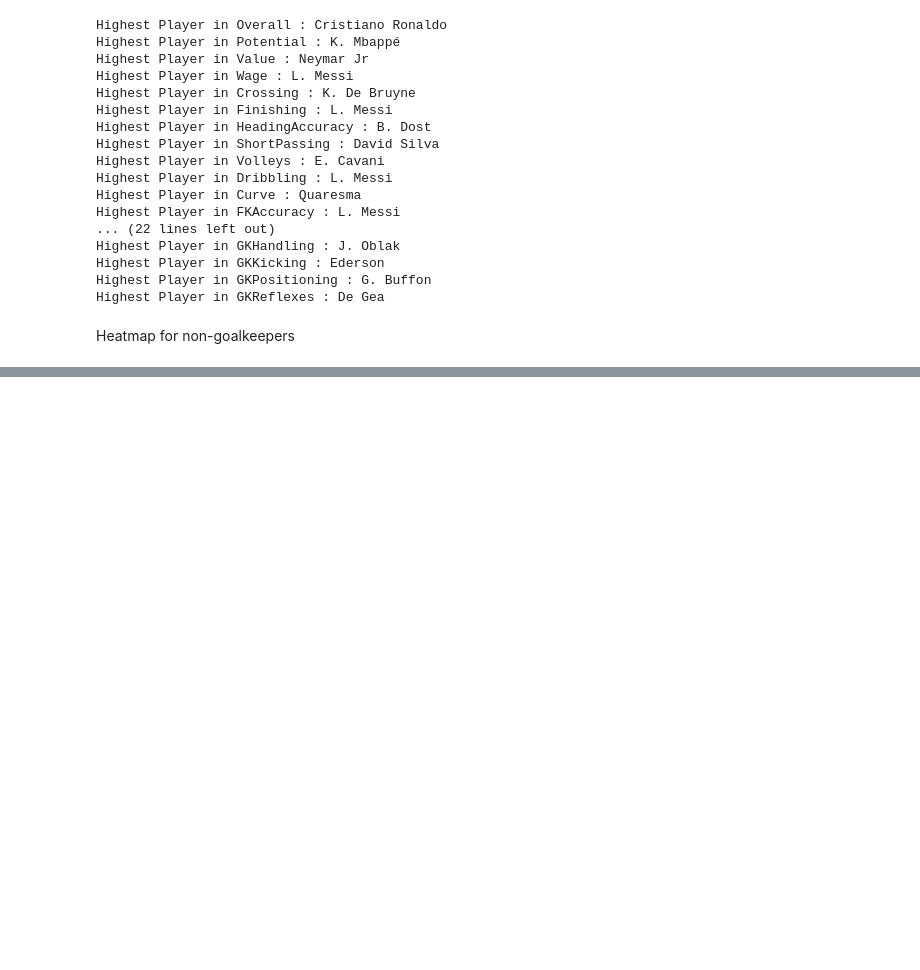
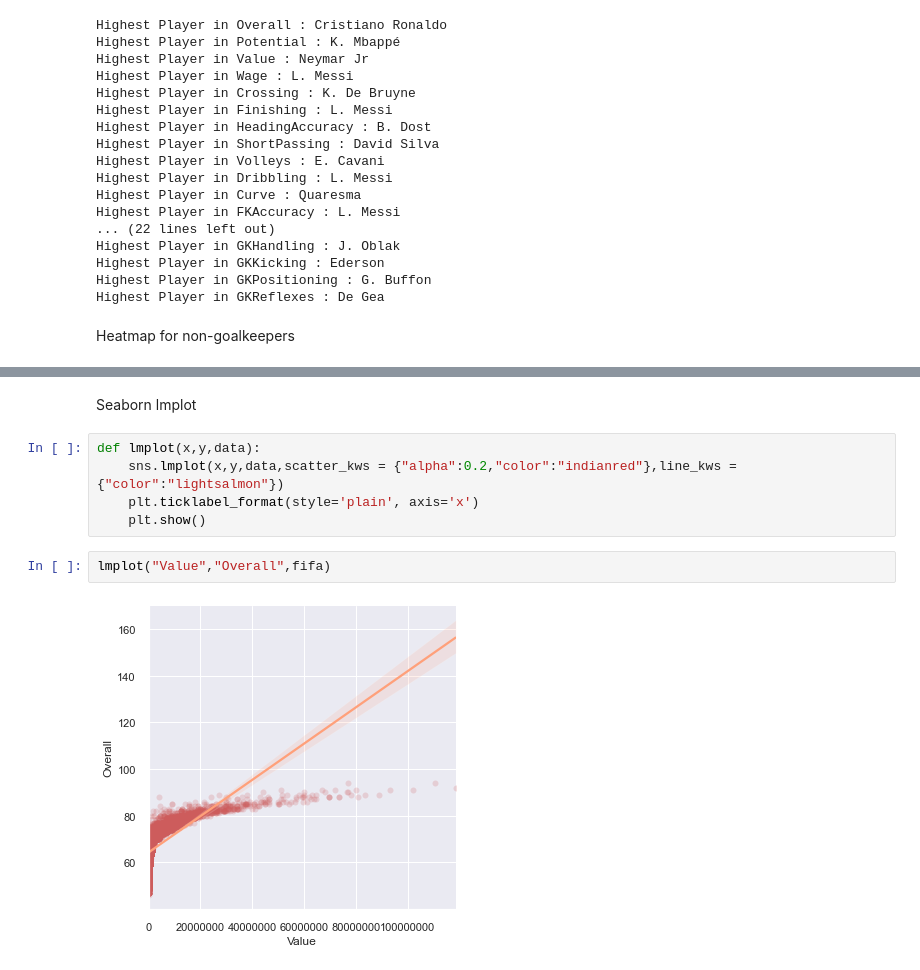
Before and after one commit to cabulut/data-pt-ber-08-20, a Jupyter notebook: Labs/module-2_labs/01_statistics/05_lab-correlation-tests-with-scipy/your-code/Fifa - Linear Regression.ipynb, the cells around one changed output, grey strips where cells are left out. Cells and saved outputs as stored; diff of their text form; blank space fills up the shorter version.

```diff
--- a/Labs/module-2_labs/01_statistics/05_lab-correlation-tests-with-scipy/your-code/Fifa - Linear Regression.ipynb
+++ b/Labs/module-2_labs/01_statistics/05_lab-correlation-tests-with-scipy/your-code/Fifa - Linear Regression.ipynb
@@ -226,0 +206,11 @@ plt.show()
+# %% [markdown]
+Seaborn lmplot
+# %%
+def lmplot(x,y,data):
+    sns.lmplot(x,y,data,scatter_kws = {"alpha":0.2,"color":"indianred"},line_kws = {"color":"lightsalmon"})
+    plt.ticklabel_format(style='plain', axis='x')
+    plt.show()
+# %%
+lmplot("Value","Overall",fifa)
+# %% [output]
+[figure, added]
```
Also changed, not shown: parts of 68 cells of this notebook, 7 other files.
